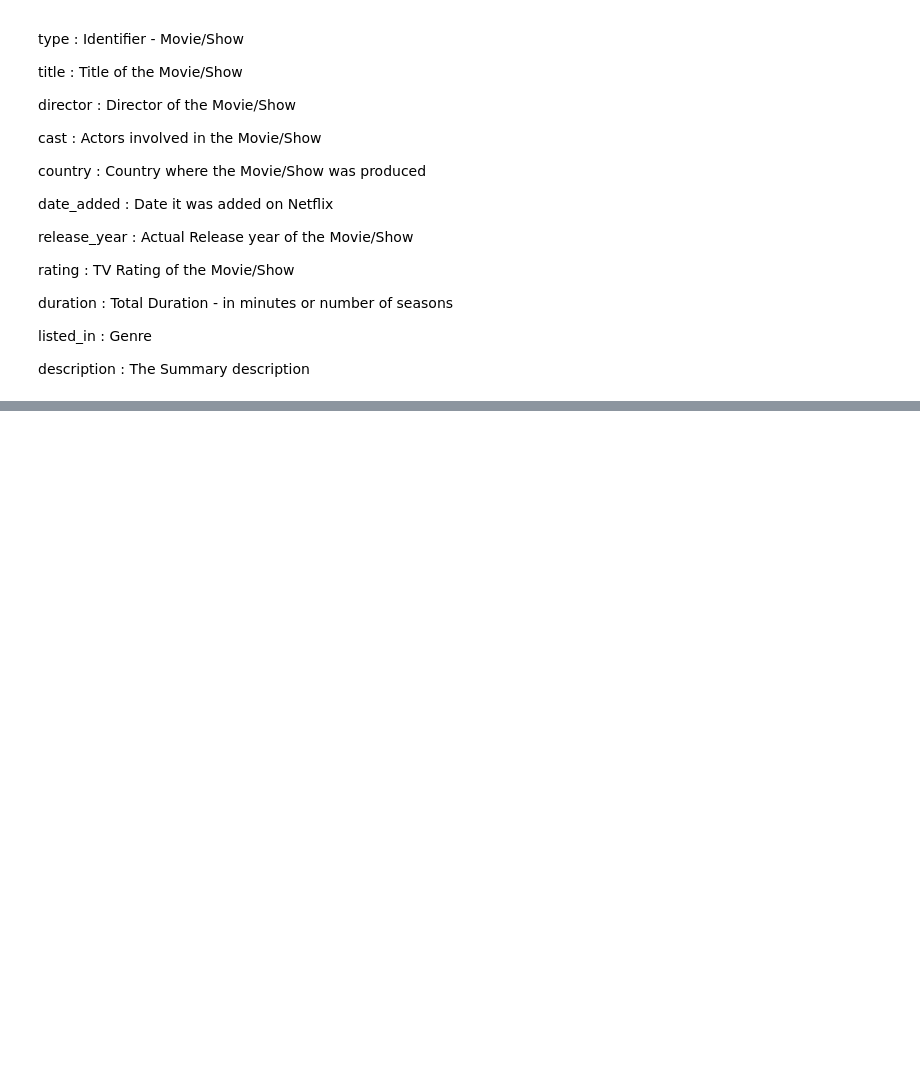
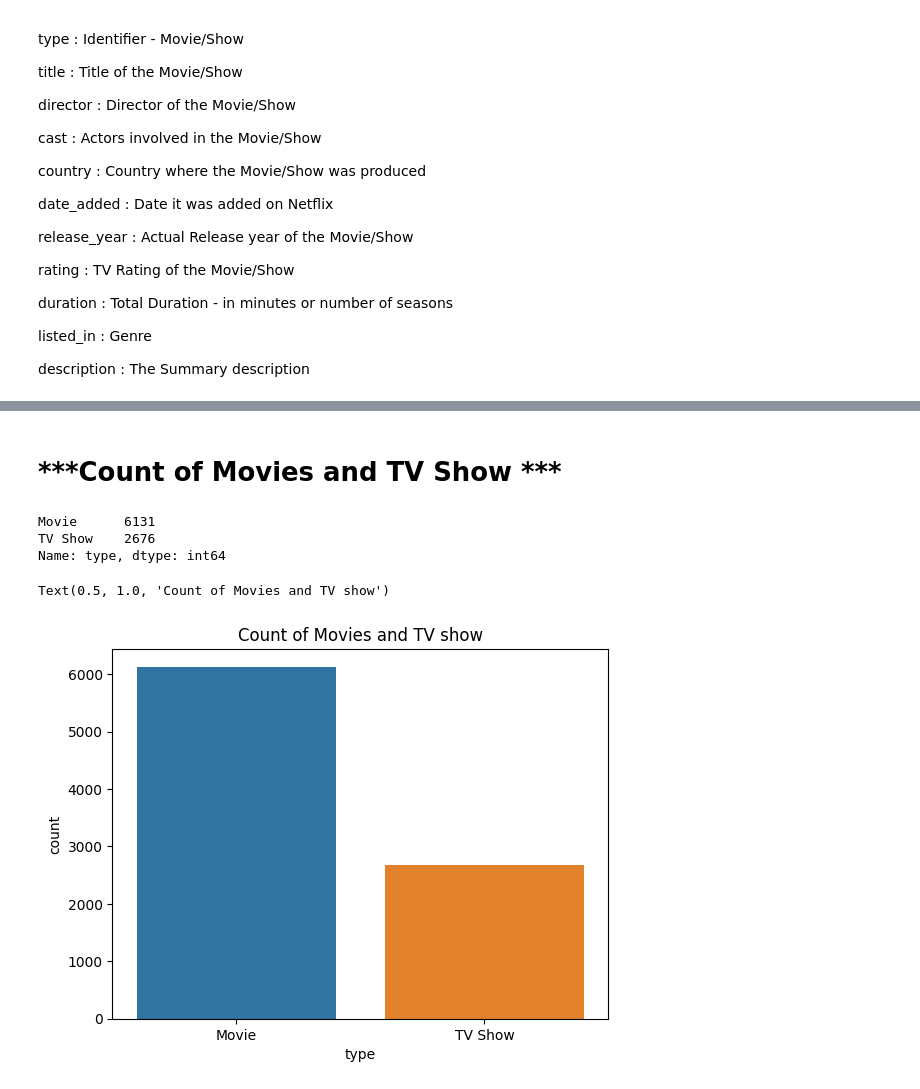
Before and after one commit to Sahilldiwan/Netflix-Movies-and-TV-Shows, a Jupyter notebook: Netflix_Movies_and_TV_Shows.ipynb, the cells around one changed output, grey strips where cells are left out. Drawn from its saved outputs; the diff is of its cells as text; code cells hidden in the pictures; blank space fills up the shorter version.

```diff
--- a/Netflix_Movies_and_TV_Shows.ipynb
+++ b/Netflix_Movies_and_TV_Shows.ipynb
@@ -119,5 +119,3 @@ dtype: int64
 # we can find that we have Null values in our columns
 # %% [markdown]
 # Filling Missing Values
-# %%
-df.fillna(0,inplace=True)
@@ -175,0 +162,14 @@ description : The Summary description
+# %% [markdown]
+# ***Count of Movies and TV Show ***
+# %%
+df['type'].value_counts()
+# %% [output]
+Movie      6131
+TV Show    2676
+Name: type, dtype: int64
+# %%
+g1=sns.countplot(x='type',data=df)
+g1.set_title('Count of Movies and TV show')
+# %% [output]
+Text(0.5, 1.0, 'Count of Movies and TV show')
+[figure, added]
```
Also changed, not shown: parts of 20 cells of this notebook.
